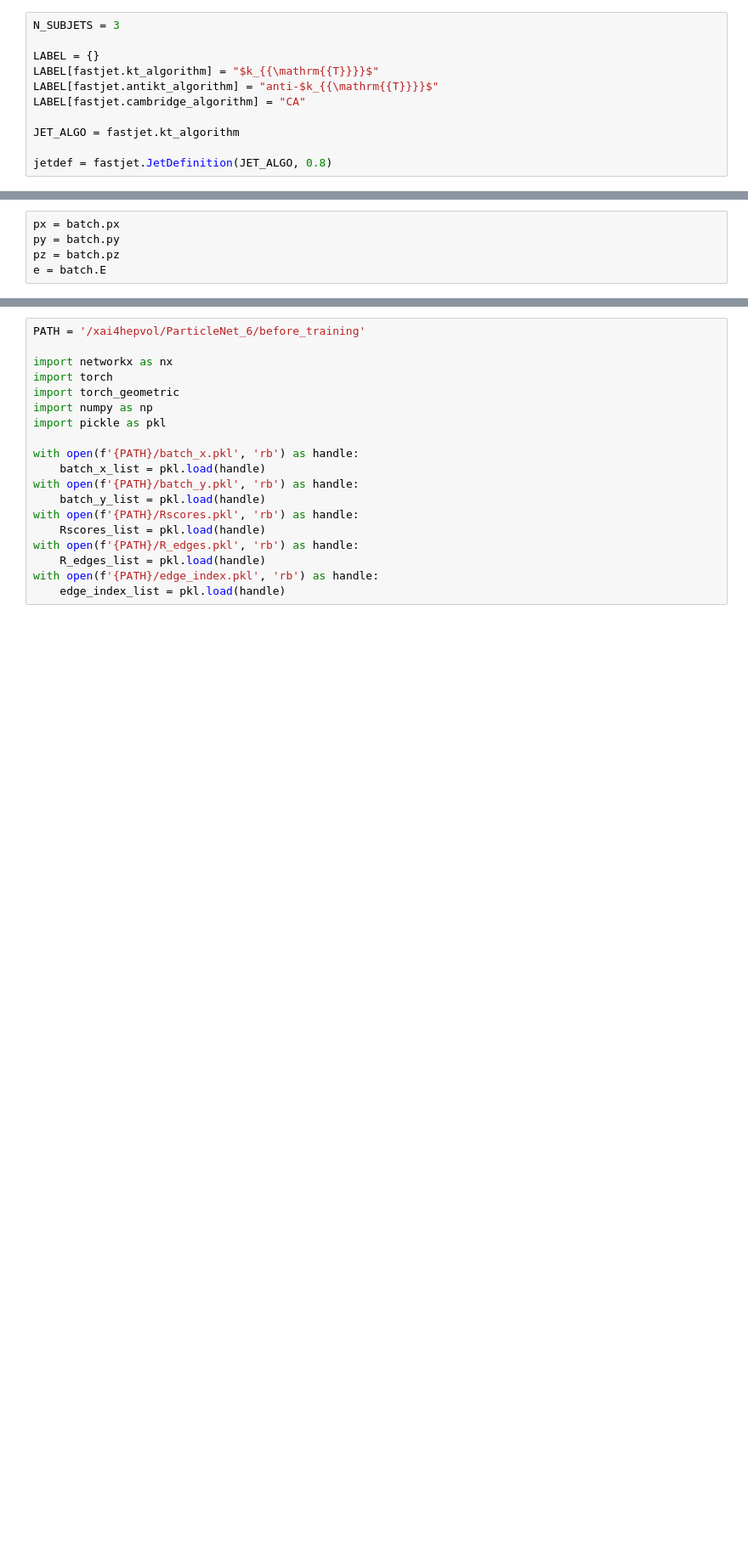
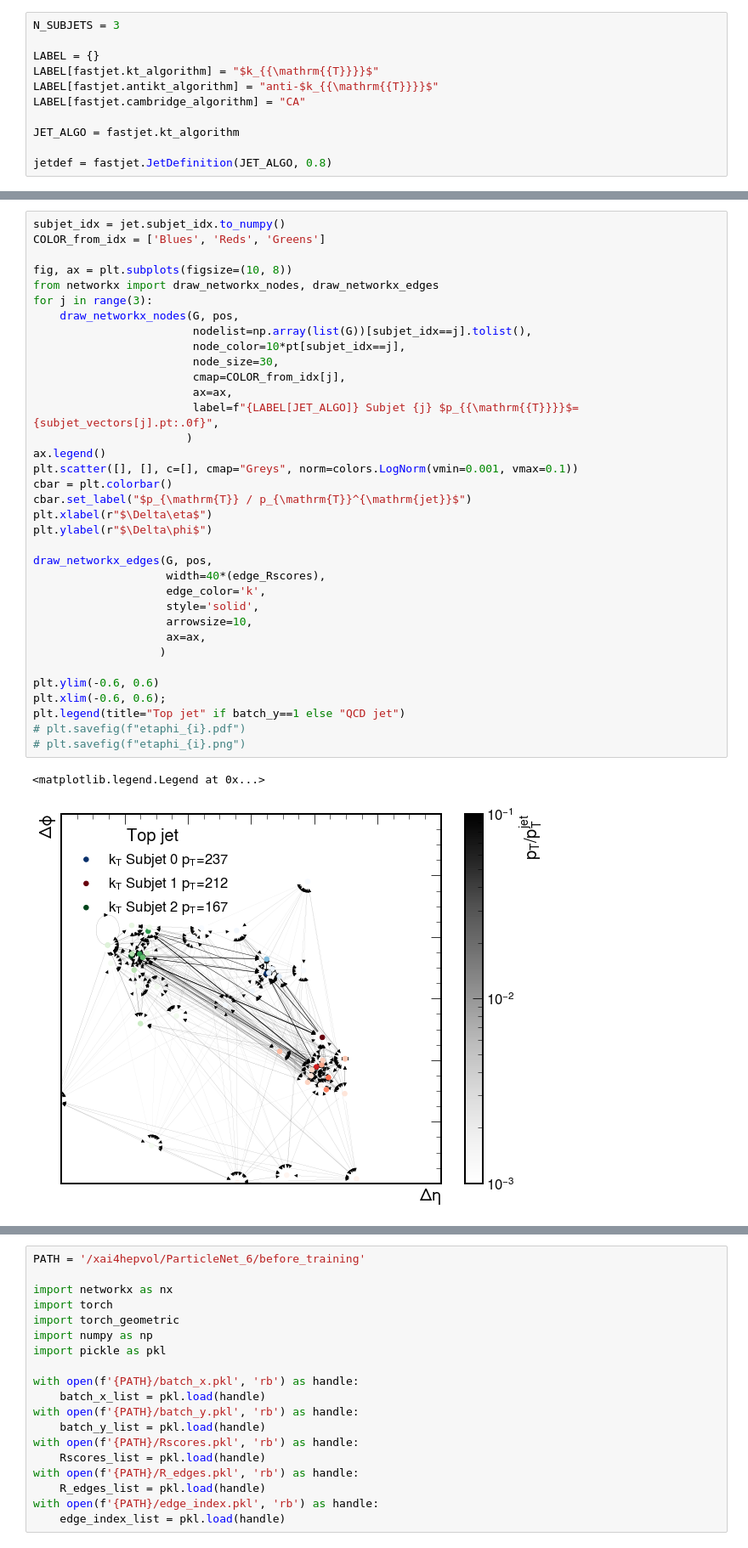
Before and after one commit to farakiko/xai4hep, a Jupyter notebook: binder/fastjet.ipynb, the cells around one changed output, grey strips where cells are left out. Shown at 85% size. Drawn from its saved outputs; the diff is of its cells as text; blank space fills up the shorter version.

```diff
--- a/binder/fastjet.ipynb
+++ b/binder/fastjet.ipynb
@@ -56,5 +50,0 @@ for batch in a:
-# %%
-px = batch.px
-py = batch.py
-pz = batch.pz
-e = batch.E
@@ -273 +279,39 @@ arr.px
+# %%
+subjet_idx = jet.subjet_idx.to_numpy()
+COLOR_from_idx = ['Blues', 'Reds', 'Greens']
+
+fig, ax = plt.subplots(figsize=(10, 8))
+from networkx import draw_networkx_nodes, draw_networkx_edges
+for j in range(3):
+    draw_networkx_nodes(G, pos,
+                        nodelist=np.array(list(G))[subjet_idx==j].tolist(),
+                        node_color=10*pt[subjet_idx==j],
+                        node_size=30,
+                        cmap=COLOR_from_idx[j],
+                        ax=ax,
+                        label=f"{LABEL[JET_ALGO]} Subjet {j} $p_{{\mathrm{{T}}}}$={subjet_vectors[j].pt:.0f}",
+                       )
+ax.legend()
+plt.scatter([], [], c=[], cmap="Greys", norm=colors.LogNorm(vmin=0.001, vmax=0.1))
+cbar = plt.colorbar()
+cbar.set_label("$p_{\mathrm{T}} / p_{\mathrm{T}}^{\mathrm{jet}}$")
+plt.xlabel(r"$\Delta\eta$")
+plt.ylabel(r"$\Delta\phi$")
+
+draw_networkx_edges(G, pos,
+                    width=40*(edge_Rscores),
+                    edge_color='k',
+                    style='solid',
+                    arrowsize=10,
+                    ax=ax,
+                   )
+
+plt.ylim(-0.6, 0.6)
+plt.xlim(-0.6, 0.6);
+plt.legend(title="Top jet" if batch_y==1 else "QCD jet")
+# plt.savefig(f"etaphi_{i}.pdf")
+# plt.savefig(f"etaphi_{i}.png")
+# %% [output]
+<matplotlib.legend.Legend at 0x...>
+[figure, added]
 # %%
```
Also changed, not shown: parts of 31 cells of this notebook.
